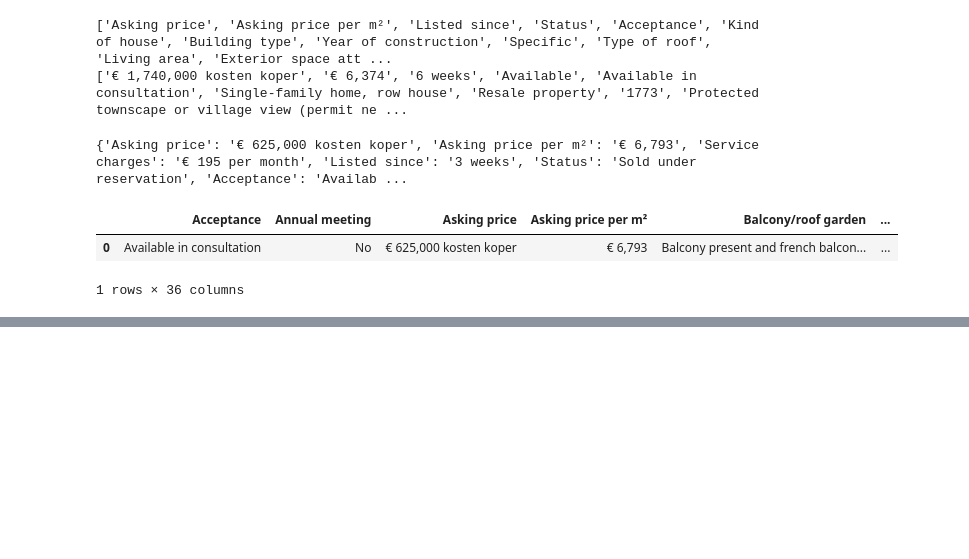
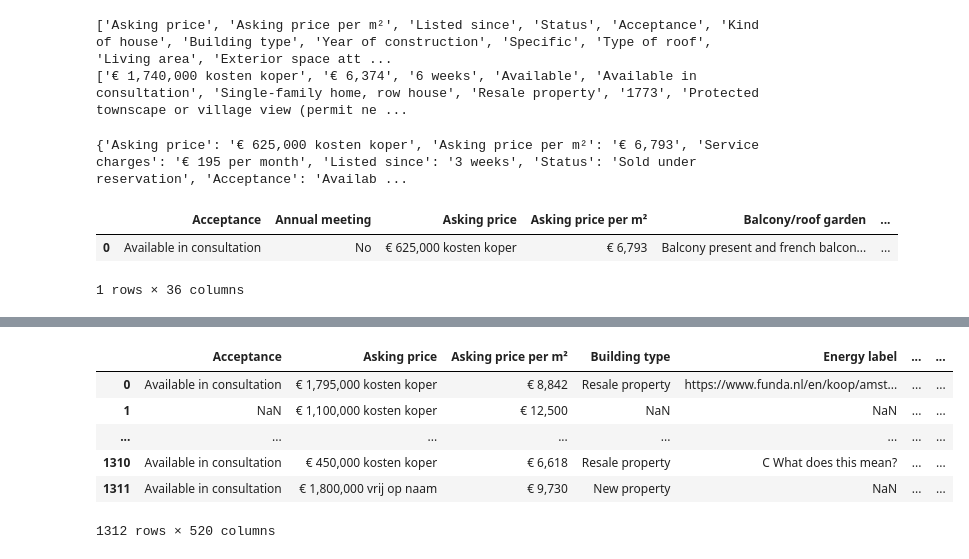
Before and after one commit to RedOrBlueP1ll/datamadness33, a Jupyter notebook: funda_scraper.ipynb, the cells around one changed output, grey strips where cells are left out. Saved outputs shown, nothing was run; the diff lists cells and outputs as text; code cells hidden in the pictures; blank space fills up the shorter version.

```diff
--- a/funda_scraper.ipynb
+++ b/funda_scraper.ipynb
@@ -221,9 +221,11 @@ Parking
 Type of parking facilities
 Parking on private property and public parking
 # %%
-source = driver.get(url="https://www.funda.nl/en/koop/amsterdam/huis-42681504-oudezijds-voorburgwal-153-a/?navigateSource=resultlist")
+driver = webdriver.Chrome(PATH)
+source = driver.get(url="https://www.funda.nl/en/koop/amsterdam/appartement-42620498-nicolaas-anslijnstraat-142")
 string = driver.find_element_by_class_name("object-kenmerken-body").text
 without_header = driver.find_elements_by_class_name("object-kenmerken-list")
+headers = driver.find_elements_by_class_name("object-kenmerken-list-header")
 
 data = []
 for items in without_header:
@@ -231,6 +233,13 @@ for items in without_header:
     string = string.split('\n')
     data.extend(string)
 
+header_l = []
+for items in headers:
+    string = items.text
+    string = string.split('\n')
+    header_l.extend(string)
+
 data.remove('Areas')
 print(data)
+print(header_l)
 # %% [output]
@@ -323,0 +452,14 @@ https://www.funda.nl/en/koop/amsterdam/appartement-42557195-van-suchtelen-van-de
+# %%
+with pd.option_context('display.max_rows', 5,
+                       'display.max_columns', 10,
+                       'display.precision', 3,
+                       ):
+    display(df)
+# %% [output]
+|  | Acceptance | Asking price | Asking price per m² | Building type | Energy label | ... | ... |
+| 0 | Available in consultation | € 1,795,000 kosten koper | € 8,842 | Resale property | https://www.funda.nl/en/koop/amst... | ... | ... |
+| 1 | NaN | € 1,100,000 kosten koper | € 12,500 | NaN | NaN | ... | ... |
+| ... | ... | ... | ... | ... | ... | ... | ... |
+| 1310 | Available in consultation | € 450,000 kosten koper | € 6,618 | Resale property | C What does this mean? | ... | ... |
+| 1311 | Available in consultation | € 1,800,000 vrij op naam | € 9,730 | New property | NaN | ... | ... |
+1312 rows × 520 columns
```
Also changed, not shown: parts of 7 cells of this notebook, 5 other files.
